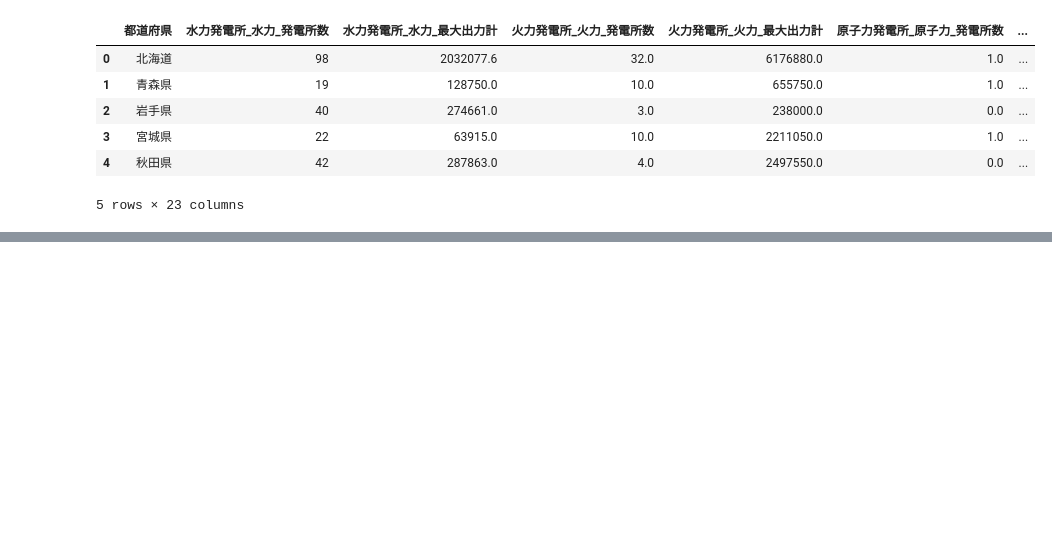
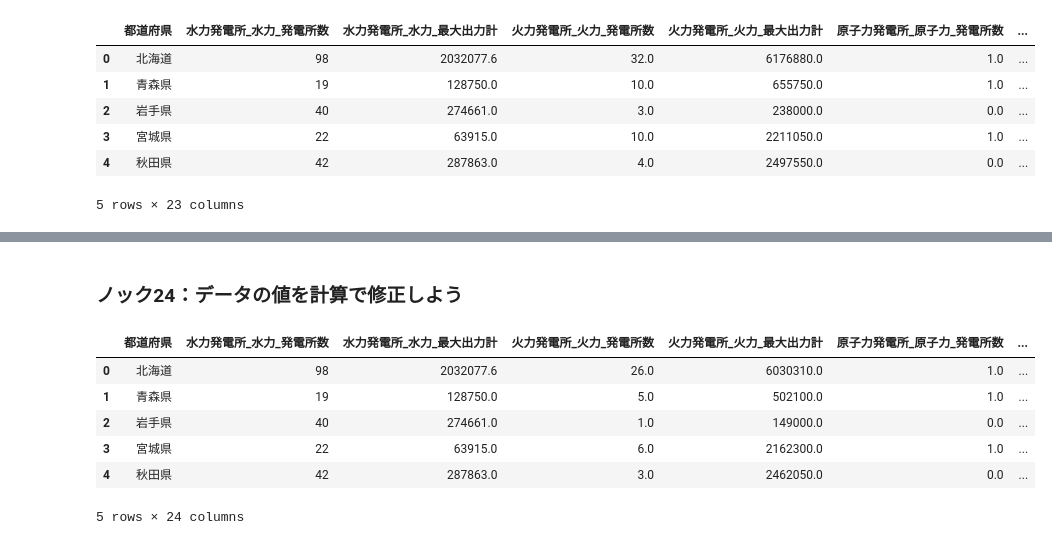
Before and after one commit to TakuroTerui/python_data_processing_100_knock, a Jupyter notebook: 第2章Excelデータを読み込んでみよう.ipynb, the cells around one changed output, grey strips where cells are left out. Cells and saved outputs as stored; diff of their text form; code cells hidden in the pictures; blank space fills up the shorter version.

```diff
--- a/第2章Excelデータを読み込んでみよう.ipynb
+++ b/第2章Excelデータを読み込んでみよう.ipynb
@@ -132,0 +135,4 @@ data.head()
+# %%
+xl = pd.ExcelFile('/content/1-2-2020.xlsx')
+sheets = xl.sheet_names
+sheets
@@ -132,0 +150,5 @@ data.head()
+# %%
+data = xl.parse(sheets[0], skiprows=4, header=None)
+data.drop(data.tail(4).index, inplace=True)
+data.columns = cols
+data.head()
@@ -132,0 +163,9 @@ data.head()
+# %%
+datas = []
+for sheet in sheets:
+    data = xl.parse(sheets[0], skiprows=4, header=None)
+    data.drop(data.tail(4).index, inplace=True)
+    data.columns = cols
+    data['年月'] = sheet
+    datas.append(data)
+datas
@@ -132,0 +190,3 @@ data.head()
+# %%
+datas = pd.concat(datas, ignore_index=True)
+datas.head()
@@ -132,0 +201,14 @@ data.head()
+# %% [markdown]
+### ノック24：データの値を計算で修正しよう
+# %%
+datas['火力発電所_火力_発電所数'] = datas['火力発電所_火力_発電所数'] - data['新エネルギー等発電所_バイオマス_発電所数'] - datas['新エネルギー等発電所_廃棄物_発電所数']
+datas['火力発電所_火力_最大出力計'] = datas['火力発電所_火力_最大出力計'] - data['新エネルギー等発電所_バイオマス_最大出力計'] - datas['新エネルギー等発電所_廃棄物_最大出力計']
+datas.head()
+# %% [output]
+|  | 都道府県 | 水力発電所_水力_発電所数 | 水力発電所_水力_最大出力計 | 火力発電所_火力_発電所数 | 火力発電所_火力_最大出力計 | 原子力発電所_原子力_発電所数 | ... |
+| 0 | 北海道 | 98 | 2032077.6 | 26.0 | 6030310.0 | 1.0 | ... |
+| 1 | 青森県 | 19 | 128750.0 | 5.0 | 502100.0 | 1.0 | ... |
+| 2 | 岩手県 | 40 | 274661.0 | 1.0 | 149000.0 | 0.0 | ... |
+| 3 | 宮城県 | 22 | 63915.0 | 6.0 | 2162300.0 | 1.0 | ... |
+| 4 | 秋田県 | 42 | 287863.0 | 3.0 | 2462050.0 | 0.0 | ... |
+5 rows × 24 columns
```
Also changed, not shown: parts of 9 cells of this notebook.
